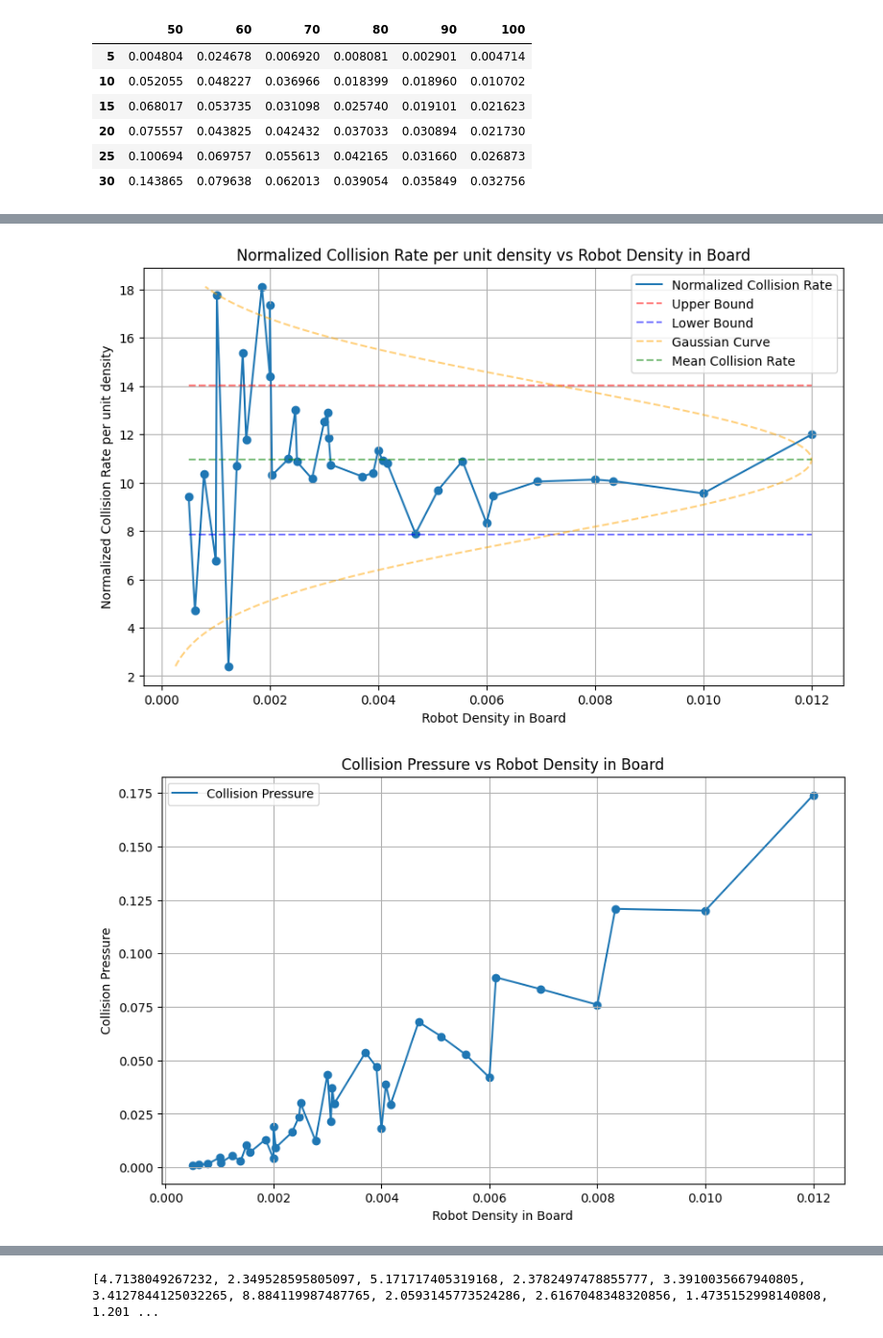
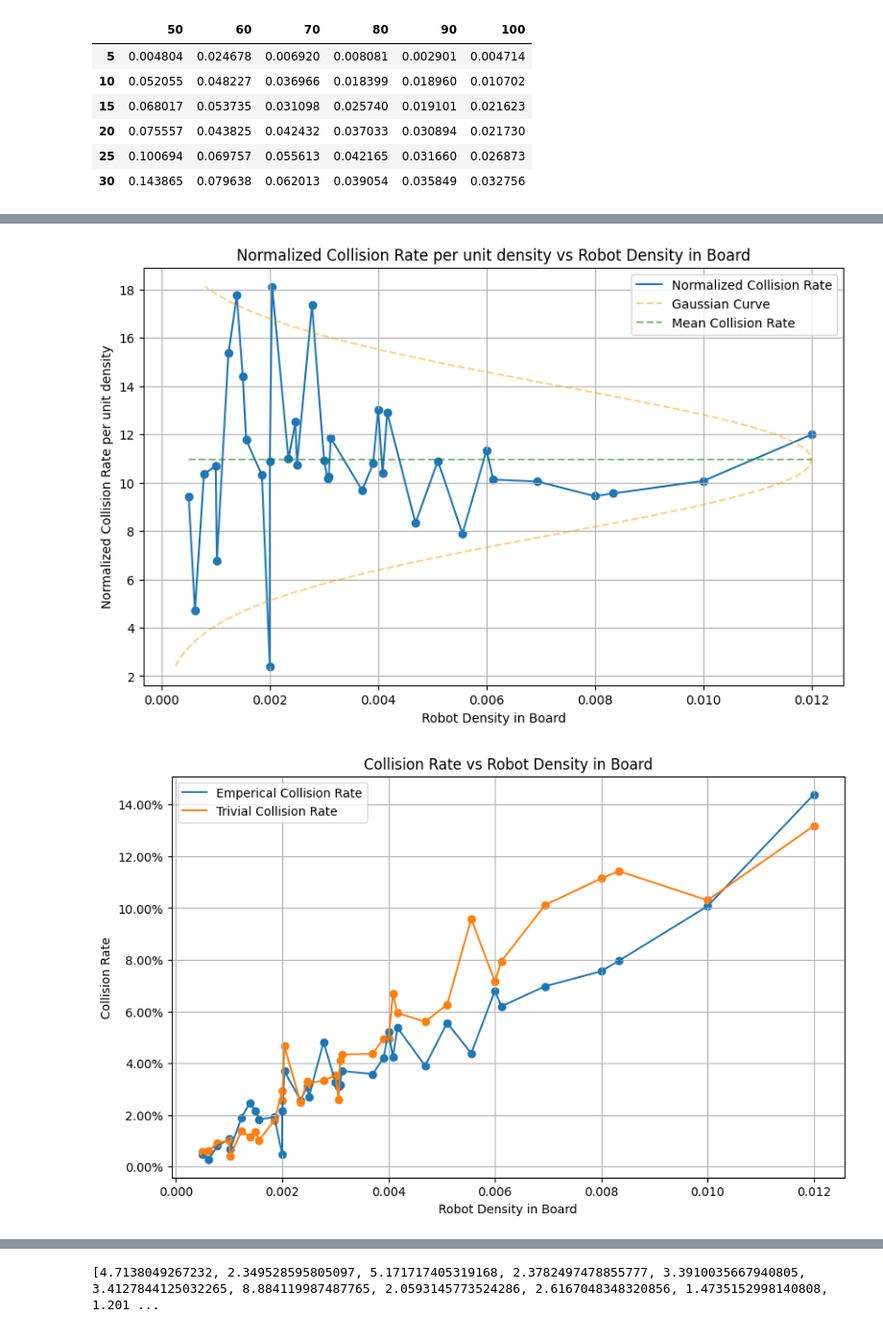
Before and after one commit to Death-Raider/Personal_Projects, a Jupyter notebook: GoalChasing_QLearning/output_processing.ipynb, the cells around one changed output, grey strips where cells are left out. Shown at 96% size. Saved outputs shown, nothing was run; the diff lists cells and outputs as text; code cells hidden in the pictures.

```diff
--- a/GoalChasing_QLearning/output_processing.ipynb
+++ b/GoalChasing_QLearning/output_processing.ipynb
@@ -118,6 +118,9 @@ plt.show()
 # %%
 collision_df = pd.read_csv("evaluation.csv", index_col=0)
 collision_std_df = pd.read_csv("evaluation_std.csv", index_col=0)
+
+trivial_collision_df = pd.read_csv("evaluation_trivial.csv", index_col=0)
+trivial_collision_std_df = pd.read_csv("evaluation_trivial_std.csv", index_col=0)
 # %%
 collision_df
 # %% [output]
@@ -199,20 +271,25 @@ normalized_collision_df
 # %%
-y = normalized_collision_df.values.reshape(-1)
+a = collision_data['emperical'].values.reshape(-1)
+p = collision_data['trivial'].values.reshape(-1)
 x = [] # density
-z = [] # collision pressure
-w = [] # collision pressure normalized by density
-for robot_count in robot_counts:
-    for bs in box_size:
-        x.append(int(robot_count)/(int(bs)**2))
-        z.append(robot_count*(robot_count-1) / (2*int(bs) ** 2))
-        w.append((robot_count-1)/2)
+z = collision_dfs['emperical']['per_agent'].values.reshape(-1)
+w = collision_dfs['emperical']['per_density'].values.reshape(-1) # collision pressure normalized by density
 
-out = sorted(zip(x,y,z,w), key=lambda _: _[0] ) # sort by density
+for rc in collision_df.index:
+    for bs in collision_df.columns:
+        r = int(rc)
+        b = int(bs)
+        x.append( r/b**2)
+
+# print(x,a,z,w,p, sep='\n')
+out = sorted(zip(x,a,z,w,p), key=lambda _: _ ) # sort by density
 x = [o[0] for o in out]
 y = [o[1] for o in out]
 z = [o[2] for o in out]
 w = [o[3] for o in out]
+p = [o[4] for o in out]
 # %%
+y = w
 mu = np.mean(y)
 sigma = np.std(y)
 x_axis = np.linspace(min(y), max(y), 1000)
@@ -221,8 +298,8 @@ y_axis = (y_axis/np.max(y_axis)) * np.max(x)
 plt.figure(figsize=(10, 6))
 plt.scatter(x,y)
 plt.plot(x,y, label='Normalized Collision Rate')
-plt.plot(x, [upper]*len(x), linestyle='--', color='red', label='Upper Bound', alpha=0.5)
-plt.plot(x, [lower]*len(x), linestyle='--', color='blue', label='Lower Bound', alpha=0.5)
+# plt.plot(x, [upper]*len(x), linestyle='--', color='red', label='Upper Bound', alpha=0.5)
+# plt.plot(x, [lower]*len(x), linestyle='--', color='blue', label='Lower Bound', alpha=0.5)
 plt.plot(y_axis, x_axis, linestyle='--', color='orange', label='Gaussian Curve', alpha=0.5)
 plt.plot(x, [np.mean(y)]*len(x), linestyle='--', color='green', label='Mean Collision Rate', alpha=0.5)
 plt.grid(True)
@@ -232,17 +309,22 @@ plt.ylabel("Normalized Collision Rate per unit density")
 plt.xlabel("Robot Density in Board")
 plt.show()
 # %% [output]
-[figure, old version]
+[figure, new version]
 # %%
+import matplotlib.ticker as mtick
+
 plt.figure(figsize=(10, 6))
-plt.scatter(x,z)
-plt.plot(x,z, label='Collision Pressure')
+plt.scatter(x,y)
+plt.plot(x,y, label='Emperical Collision Rate')
+plt.scatter(x,p)
+plt.plot(x,p, label='Trivial Collision Rate')
 plt.grid(True)
 plt.legend()
-plt.title("Collision Pressure vs Robot Density in Board")
-plt.ylabel("Collision Pressure")
+plt.title("Collision Rate vs Robot Density in Board")
+plt.ylabel("Collision Rate")
+plt.gca().set_yticklabels(['{:,.2%}'.format(x) for x in plt.gca().get_yticks()])
 plt.xlabel("Robot Density in Board")
 plt.show()
 # %% [output]
-[figure, old version]
+[figure, new version]
 # %%
```
Also changed, not shown: parts of 19 cells of this notebook, 7 other files.
